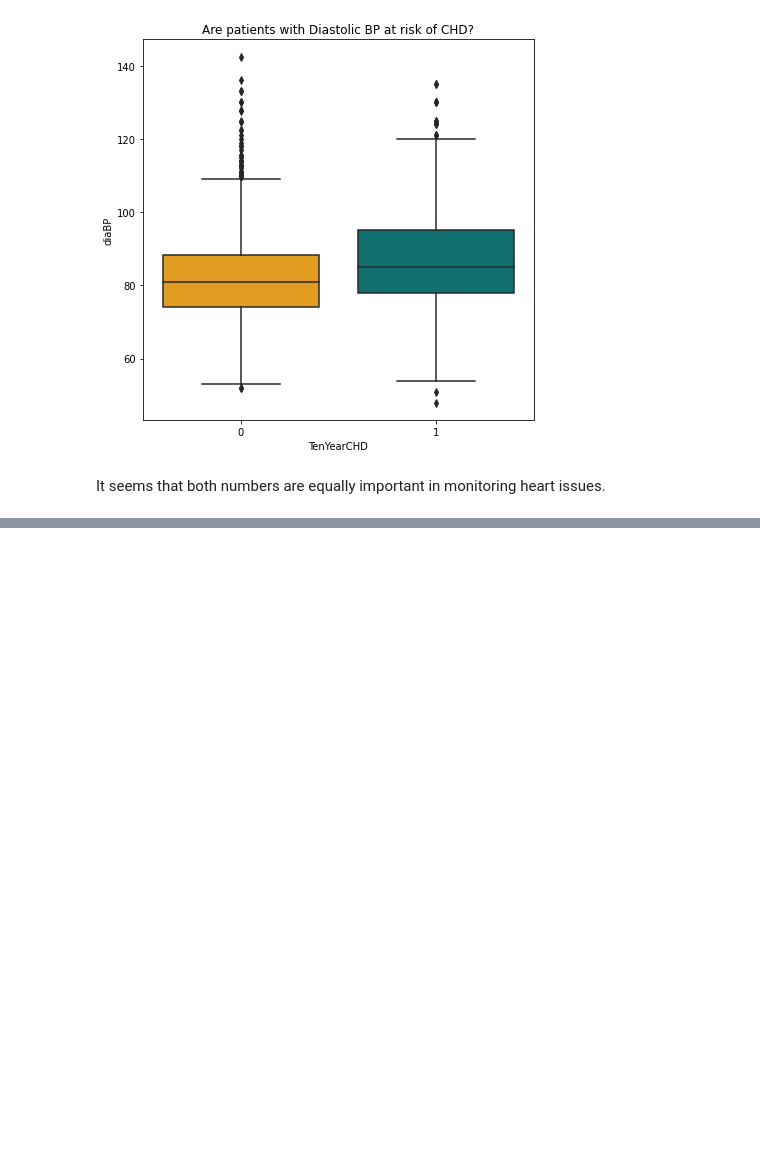
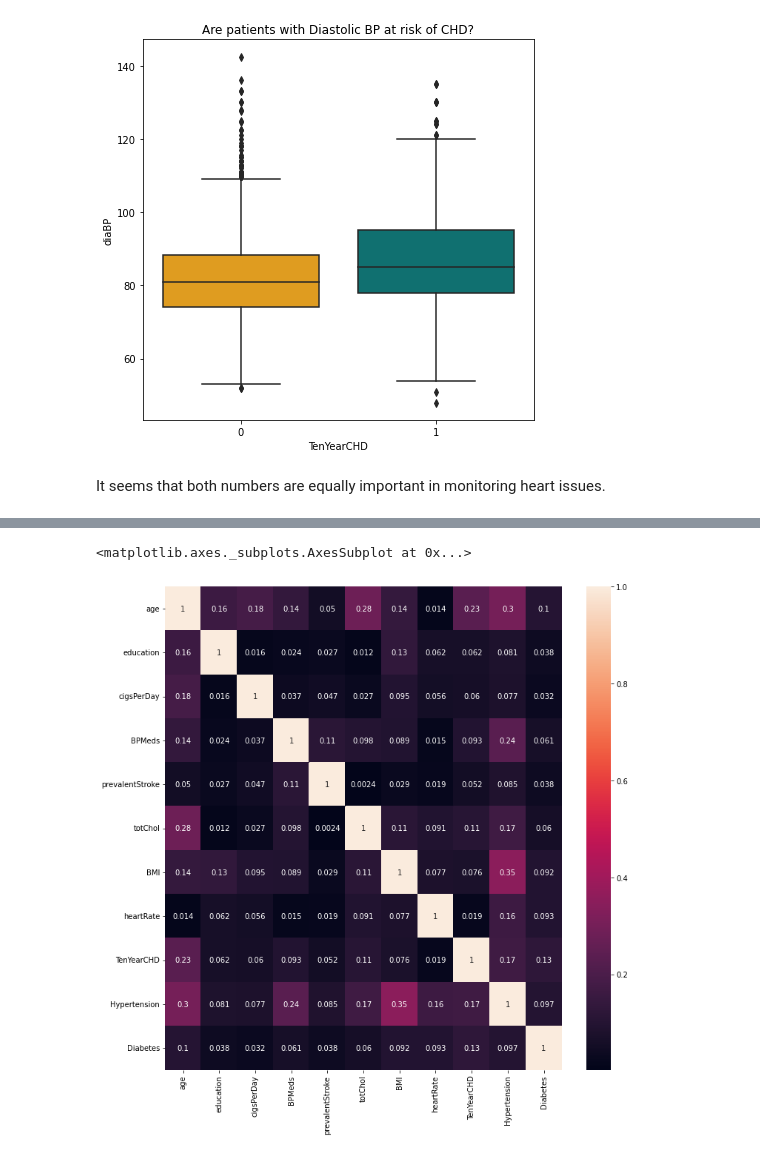
Before and after one commit to Manass20/Cardiovascular-risk-prediction-Manas, a Jupyter notebook: Cardiovascular_risk_prediction_Manas.ipynb, the cells around one changed output, grey strips where cells are left out. Saved outputs shown, nothing was run; the diff lists cells and outputs as text; code cells hidden in the pictures; blank space fills up the shorter version.

```diff
--- a/Cardiovascular_risk_prediction_Manas.ipynb
+++ b/Cardiovascular_risk_prediction_Manas.ipynb
@@ -445,0 +467,3 @@ It seems that both numbers are equally important in monitoring heart issues.
+# %%
+df['Hypertension'] = df.apply(lambda x: blood_presure_classification(x['sysBP'],x['diaBP']),axis=1)
+df.head()
@@ -445,0 +479,14 @@ It seems that both numbers are equally important in monitoring heart issues.
+# %%
+def diabetes_grade(glucose):
+  if glucose < 100:
+    return 1 # 'Normal'
+  if glucose < 125:
+    return 2 # 'Prediabetic'
+  if glucose < 200:
+    return 3 # 'Mild'
+  if glucose < 400:
+    return 4 # 'Moderate'
+  return 5 # 'Severe'
+# %%
+df['Diabetes'] = df['glucose'].apply(lambda x: diabetes_grade(x))
+df.head()
@@ -445,0 +500,3 @@ It seems that both numbers are equally important in monitoring heart issues.
+# %%
+# remove unnecessary features
+df.drop(columns=['id','prevalentHyp', 'sysBP', 'diaBP', 'glucose', 'diabetes', 'is_smoking'], inplace=True)
@@ -445,0 +512,8 @@ It seems that both numbers are equally important in monitoring heart issues.
+# %%
+# Let's check the correlation using heatmap
+plt.figure(figsize=(12,12))
+correlation = df.corr()
+sns.heatmap(abs(correlation), annot=True)
+# %% [output]
+<matplotlib.axes._subplots.AxesSubplot at 0x...>
+[figure, added]
```
Also changed, not shown: parts of 27 cells of this notebook.
